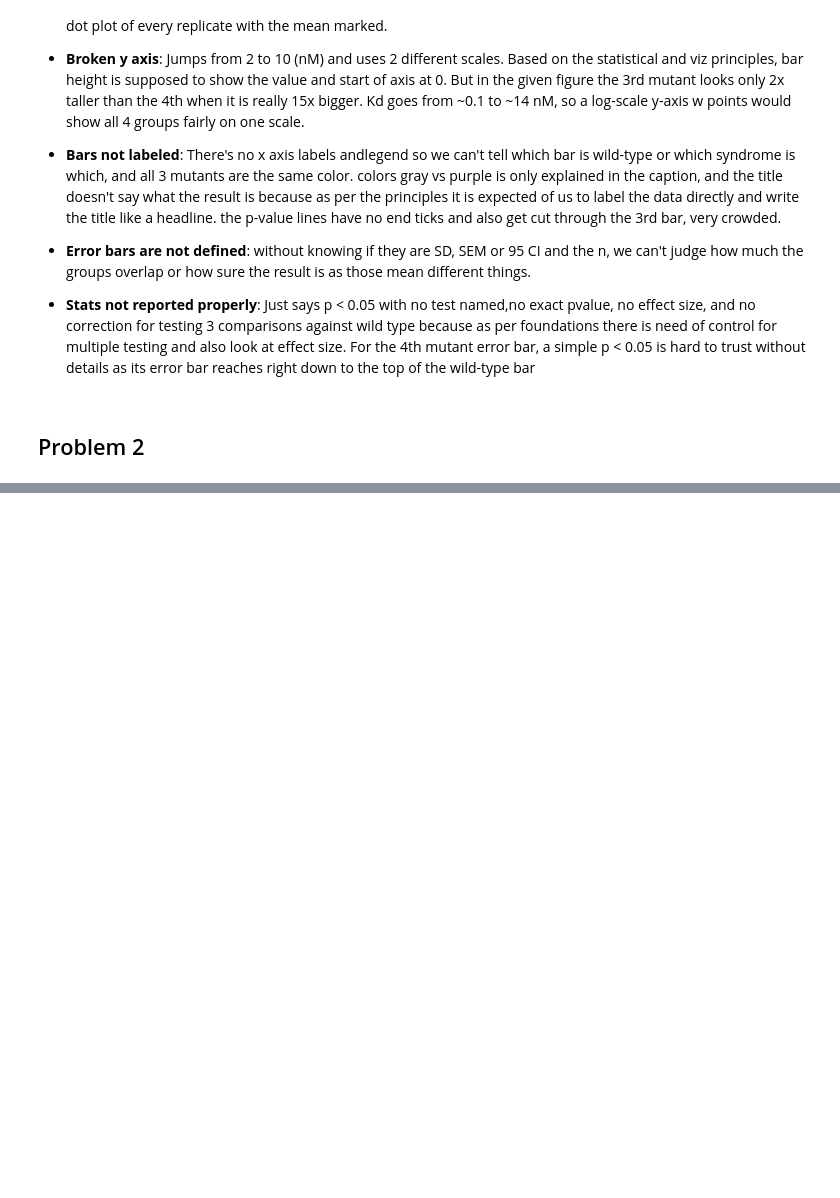
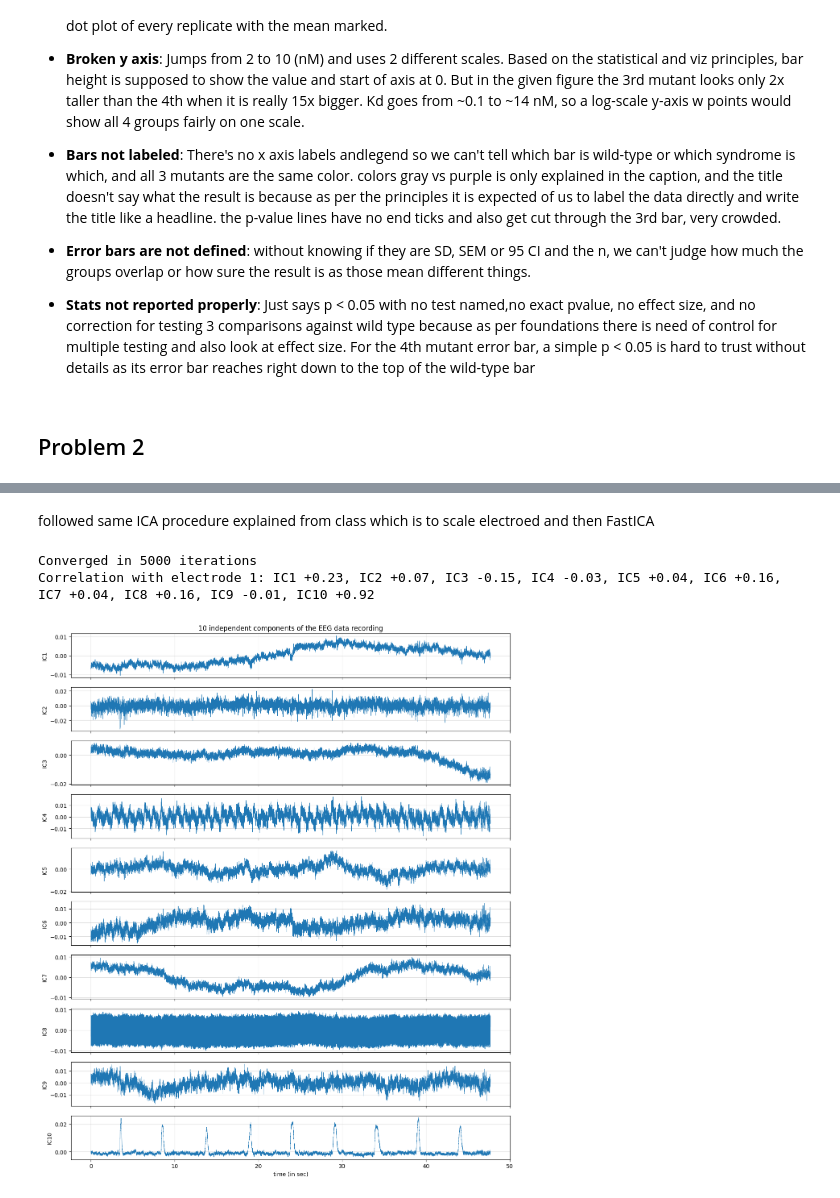
Before and after one commit to g019-expert/BMEN5801_PS4, a Jupyter notebook: BMEN5801_PS4_Karthik.ipynb, the cells around one changed output, grey strips where cells are left out. Cells and saved outputs as stored; diff of their text form; code cells hidden in the pictures; blank space fills up the shorter version.

```diff
--- a/BMEN5801_PS4_Karthik.ipynb
+++ b/BMEN5801_PS4_Karthik.ipynb
@@ -16,0 +134,32 @@
+# %% [markdown]
+followed same ICA procedure explained from class which is to scale electroed and then FastICA
+# %%
+# 3(a)
+# scale eand then FastICA with 10 components
+from sklearn.decomposition import FastICA
+from sklearn.preprocessing import StandardScaler
+
+scaler = StandardScaler().fit(electrodes)
+eeg_scaled = scaler.transform(electrodes)
+ica = FastICA(n_components=10, whiten='arbitrary-variance', max_iter=5000, random_state=0)
+sources = ica.fit_transform(eeg_scaled)
+print(f'Converged in {ica.n_iter_} iterations')
+
+# blink check (corr of each comp with elec 1)
+r = [np.corrcoef(sources[:, k], electrodes['Ch 0'])[0, 1] for k in range(10)] # ch 0 is elec 1
+print('Correlation with electrode 1:', ', '.join(f'IC{k+1} {v:+.2f}' for k, v in enumerate(r)))
+
+fig, axes = plt.subplots(10, 1, figsize=(12, 14), sharex=True)
+for k, ax in enumerate(axes):
+    ax.plot(t, sources[:, k], lw=0.5)
+    ax.set_ylabel(f'IC{k+1}')
+    ax.grid(True, alpha=0.4)
+axes[0].set_title('10 independent components of the EEG data recording')
+axes[-1].set_xlabel('time (in sec)')
+fig.tight_layout()
+fig.savefig(f'{RESULTS}/p3a_ica_components.png', dpi=150, bbox_inches='tight')
+plt.show()
+# %% [output]
+Converged in 5000 iterations
+Correlation with electrode 1: IC1 +0.23, IC2 +0.07, IC3 -0.15, IC4 -0.03, IC5 +0.04, IC6 +0.16, IC7 +0.04, IC8 +0.16, IC9 -0.01, IC10 +0.92
+[figure, added]
```
Also changed, not shown: parts of 26 cells of this notebook.
